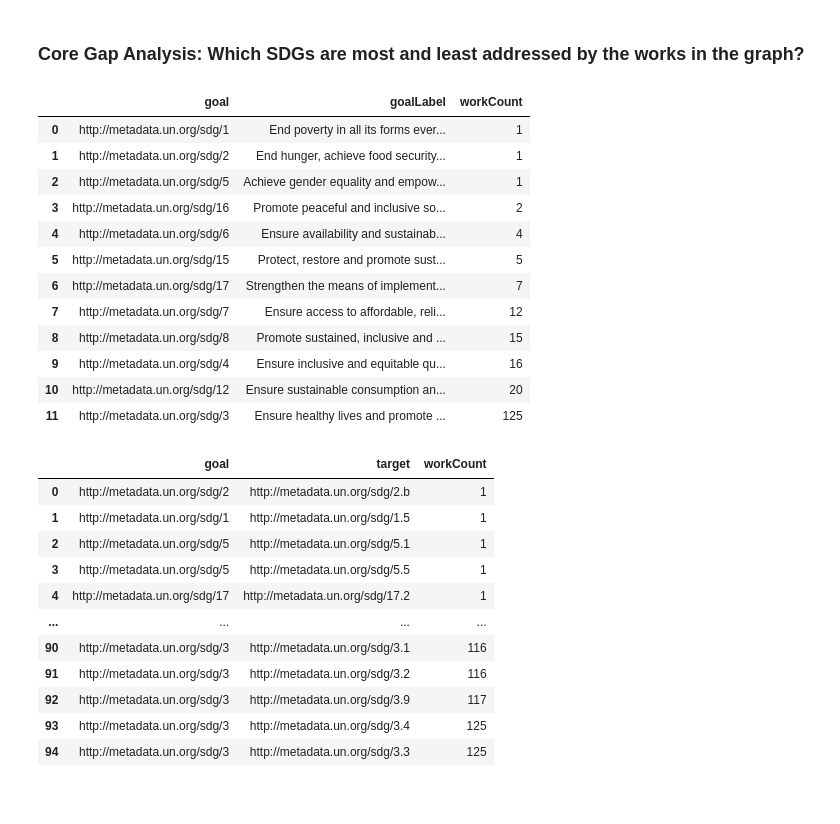
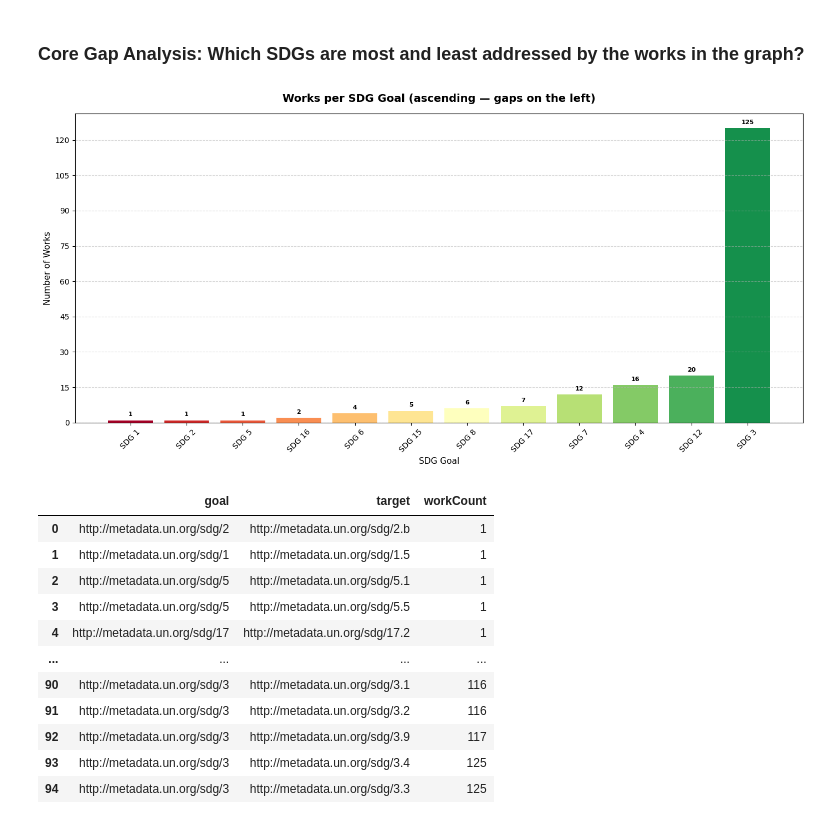
Before and after one commit to alexanderleonidas/SciGraph4UNSDG, a Jupyter notebook: sparql_queries.ipynb, the cells around one changed output. Cells and saved outputs as stored; diff of their text form; code cells hidden in the pictures; blank space fills up the shorter version.

```diff
--- a/sparql_queries.ipynb
+++ b/sparql_queries.ipynb
@@ -151,34 +138,61 @@ pd.DataFrame(result.bindings)
 # %%
 # Works per SDG Goal — top-level coverage overview
 # The primary gap analysis query: which Goals have the least research attention?
 # -----------------------------------------------------------------------
 result = g.query(prefixes +"""
 
 SELECT ?goal ?goalLabel (COUNT(DISTINCT ?work) AS ?workCount)
 WHERE {
     ?work  rdf:type        bibo:Document ;
            scitax:addressesGoal ?goal .
     ?goal  skos:prefLabel      ?goalLabel .
 }
 GROUP BY ?goal ?goalLabel
 ORDER BY ASC(?workCount)   # ascending: gaps appear at the top
 
 """)
-pd.DataFrame(result.bindings)
+
+df = pd.DataFrame(result.bindings)
+df.columns = ["goal", "goalLabel", "workCount"]
+df["workCount"] = df["workCount"].astype(int)
+
+# Extract short Goal number from URI  e.g. ".../sdg/3" → "SDG 3"
+df["goalShort"] = df["goal"].astype(str).str.extract(r'/sdg/(\d+)$')[0].apply(lambda x: f"SDG {x}")
+
+# Sort ascending (gaps at top → left in bar chart)
+df = df.sort_values("workCount", ascending=True).reset_index(drop=True)
+
+# --- Plot ---
+plt.style.use("default")
+fig, ax = plt.subplots(figsize=(14, 7))
+fig.patch.set_facecolor("white")
+ax.set_facecolor("white")
+
+colors = plt.cm.RdYlGn([i / len(df) for i in range(len(df))])  # red=fewest → green=most
+
+bars = ax.bar(df["goalShort"], df["workCount"], color=colors, linewidth=0.6)
+
+# Value labels on top of each bar
+for bar, val in zip(bars, df["workCount"]):
+    ax.text(
+        bar.get_x() + bar.get_width() / 2,
+        bar.get_height() + max(df["workCount"]) * 0.01,
+        str(val),
+        ha="center", va="bottom", fontsize=8, fontweight="bold"
+    )
+
+ax.set_title("Works per SDG Goal (ascending — gaps on the left)", fontsize=14, fontweight="bold", pad=15)
+ax.set_xlabel("SDG Goal", fontsize=11)
+ax.set_ylabel("Number of Works", fontsize=11)
+ax.yaxis.set_major_locator(mticker.MaxNLocator(integer=True))
+ax.tick_params(axis="x", rotation=45)
+ax.grid(axis="y", linestyle="--", alpha=0.5)
+
+plt.tight_layout()
+plt.savefig("works_per_sdg_goal.png", dpi=150, bbox_inches="tight")
+plt.show()
 # %% [output]
-|  | goal | goalLabel | workCount |
-| 0 | http://metadata.un.org/sdg/1 | End poverty in all its forms ever... | 1 |
-| 1 | http://metadata.un.org/sdg/2 | End hunger, achieve food security... | 1 |
-| 2 | http://metadata.un.org/sdg/5 | Achieve gender equality and empow... | 1 |
-| 3 | http://metadata.un.org/sdg/16 | Promote peaceful and inclusive so... | 2 |
-| 4 | http://metadata.un.org/sdg/6 | Ensure availability and sustainab... | 4 |
-| 5 | http://metadata.un.org/sdg/15 | Protect, restore and promote sust... | 5 |
-| 6 | http://metadata.un.org/sdg/17 | Strengthen the means of implement... | 7 |
-| 7 | http://metadata.un.org/sdg/7 | Ensure access to affordable, reli... | 12 |
-| 8 | http://metadata.un.org/sdg/8 | Promote sustained, inclusive and ... | 15 |
-| 9 | http://metadata.un.org/sdg/4 | Ensure inclusive and equitable qu... | 16 |
-| 10 | http://metadata.un.org/sdg/12 | Ensure sustainable consumption an... | 20 |
-| 11 | http://metadata.un.org/sdg/3 | Ensure healthy lives and promote ... | 125 |
+[figure, added]
 # %%
 # Works per SDG Target — finer-grained coverage
 # Reveals which specific Targets within Goals are under-researched.
```
Also changed, not shown: parts of 7 cells of this notebook, 5 other files.
